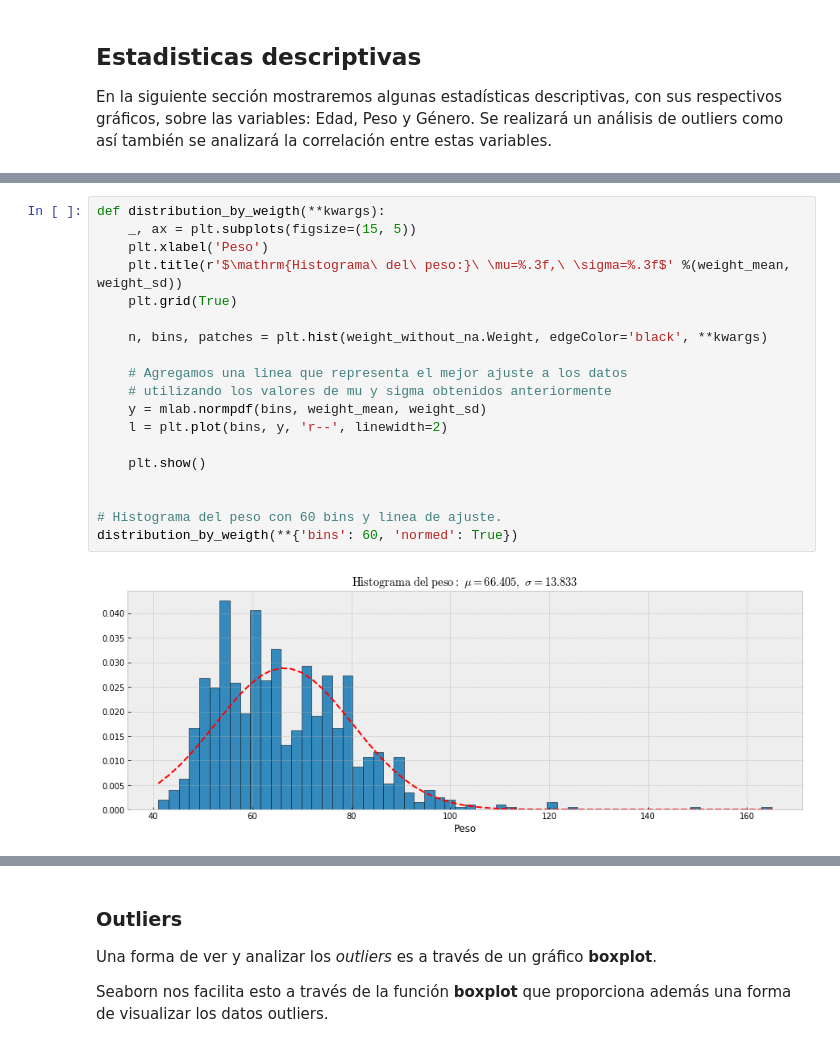
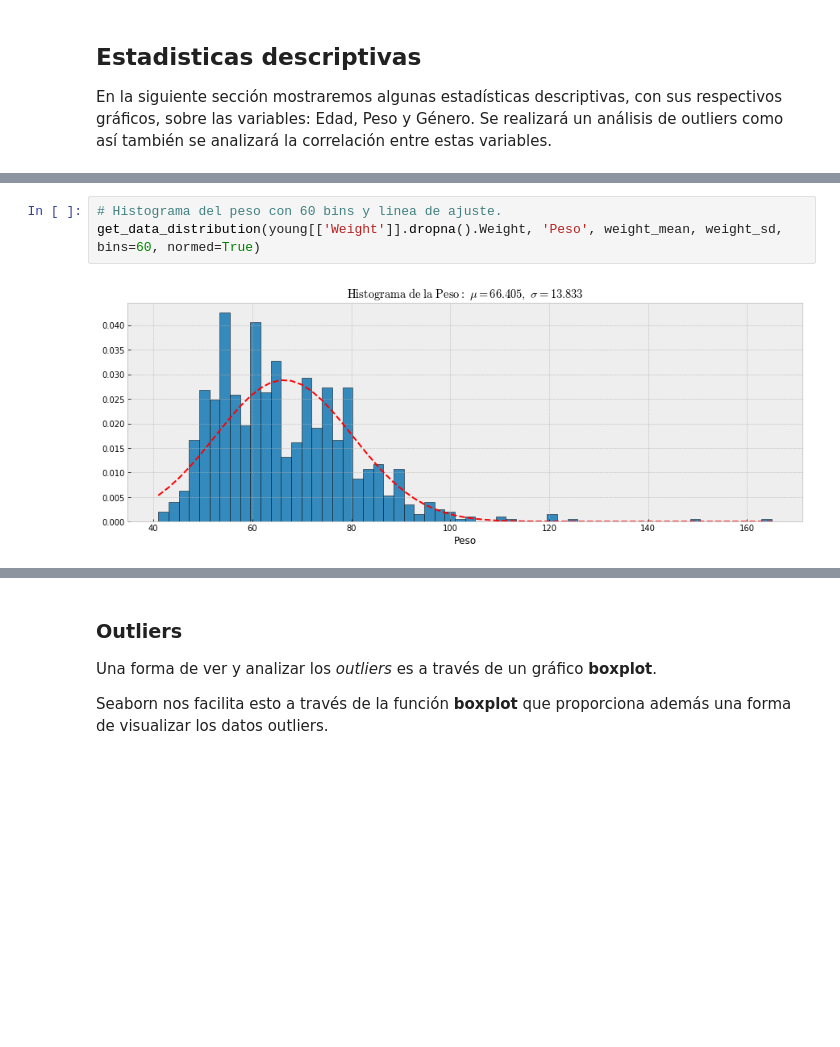
Before and after one commit to rodricarranza/DiploDatos, a Jupyter notebook: analysis_and_visualization/lab1/lab1.ipynb, the cells around one changed output, grey strips where cells are left out. Drawn from its saved outputs; the diff is of its cells as text; blank space fills up the shorter version.

```diff
--- a/analysis_and_visualization/lab1/lab1.ipynb
+++ b/analysis_and_visualization/lab1/lab1.ipynb
@@ -77,23 +98,7 @@ print(
-# %%
-def distribution_by_weigth(**kwargs):
-    _, ax = plt.subplots(figsize=(15, 5))
-    plt.xlabel('Peso')
-    plt.title(r'$\mathrm{Histograma\ del\ peso:}\ \mu=%.3f,\ \sigma=%.3f$' %(weight_mean, weight_sd))
-    plt.grid(True)
-
-    n, bins, patches = plt.hist(weight_without_na.Weight, edgeColor='black', **kwargs)
-
-    # Agregamos una linea que representa el mejor ajuste a los datos
-    # utilizando los valores de mu y sigma obtenidos anteriormente
-    y = mlab.normpdf(bins, weight_mean, weight_sd)
-    l = plt.plot(bins, y, 'r--', linewidth=2)
-
-    plt.show()
-
-
-# Histograma del peso con 60 bins y linea de ajuste.
-distribution_by_weigth(**{'bins': 60, 'normed': True})
-# %% [output]
-[figure, removed]
+# %%
+# Histograma del peso con 60 bins y linea de ajuste.
+get_data_distribution(young[['Weight']].dropna().Weight, 'Peso', weight_mean, weight_sd, bins=60, normed=True)
+# %% [output]
+[figure, added]
 # %%
 # Media, Mediana, Moda y desviación estandard para la variable "Edad", independiente del género.
```
Also changed, not shown: parts of 11 cells of this notebook.
